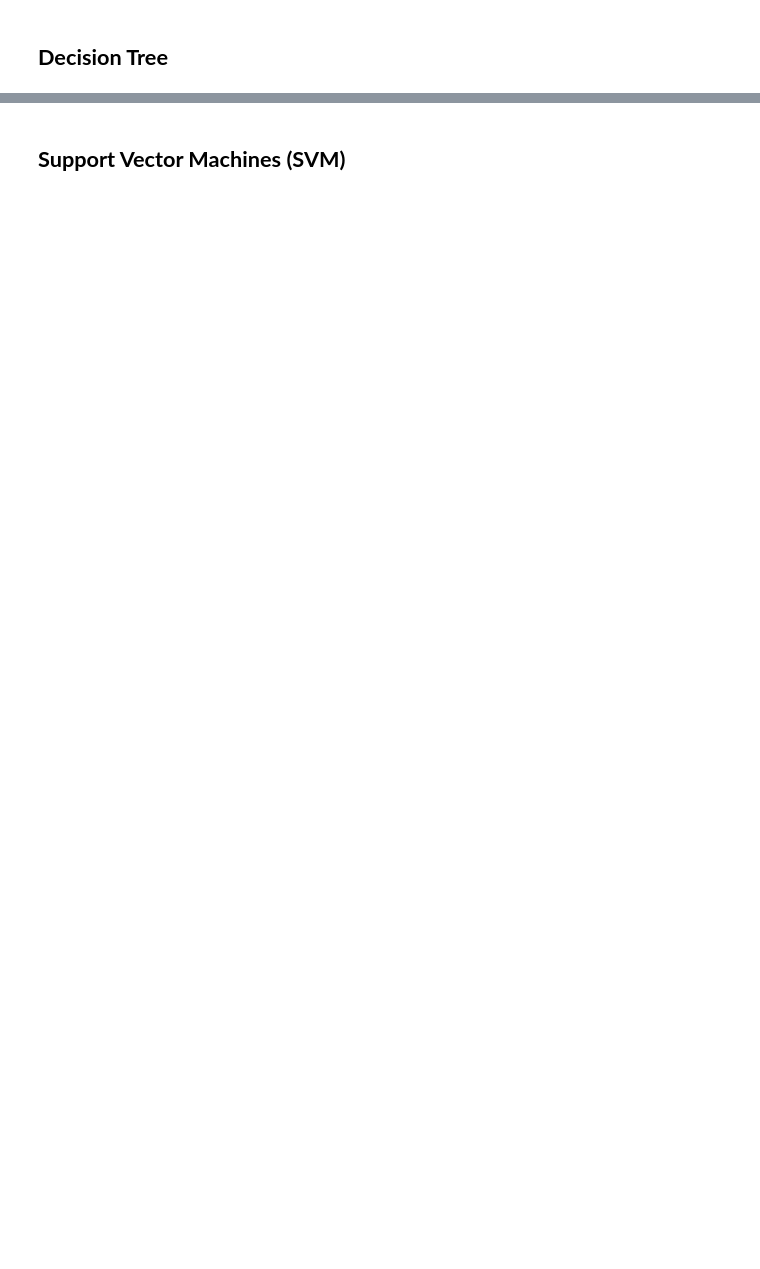
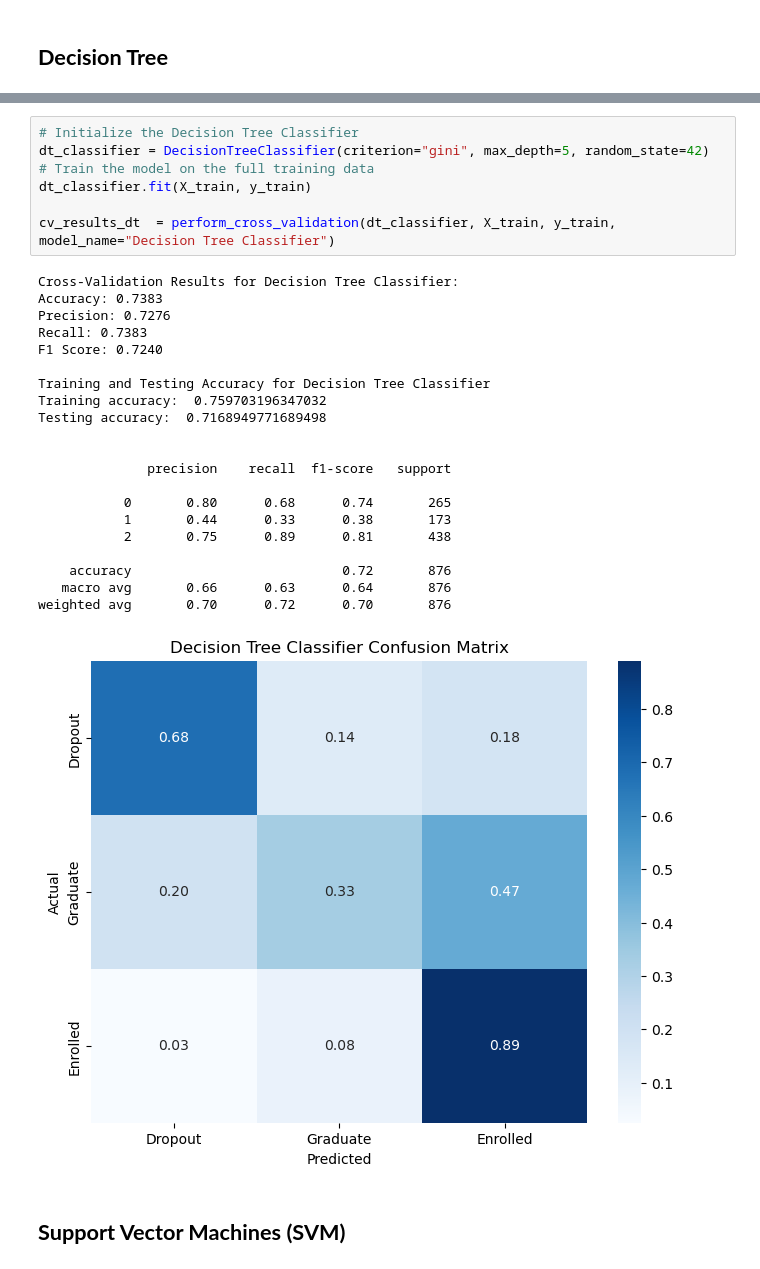
Before and after one commit to junyao0525/dm-ass, a Jupyter notebook: notebooks/main.ipynb, the cells around one changed output, grey strips where cells are left out. Drawn from its saved outputs; the diff is of its cells as text; blank space fills up the shorter version.

```diff
--- a/notebooks/main.ipynb
+++ b/notebooks/main.ipynb
@@ -753,2 +772,31 @@ weighted avg       0.70      0.72      0.70       876
+# %%
+# Initialize the Decision Tree Classifier
+dt_classifier = DecisionTreeClassifier(criterion="gini", max_depth=5, random_state=42)
+# Train the model on the full training data
+dt_classifier.fit(X_train, y_train)
+
+cv_results_dt  = perform_cross_validation(dt_classifier, X_train, y_train, model_name="Decision Tree Classifier")
+# %% [output]
+Cross-Validation Results for Decision Tree Classifier:
+Accuracy: 0.7383
+Precision: 0.7276
+Recall: 0.7383
+F1 Score: 0.7240
+
+Training and Testing Accuracy for Decision Tree Classifier
+Training accuracy:  0.759703196347032
+Testing accuracy:  0.7168949771689498
+
+
+              precision    recall  f1-score   support
+
+           0       0.80      0.68      0.74       265
+           1       0.44      0.33      0.38       173
+           2       0.75      0.89      0.81       438
+
+    accuracy                           0.72       876
+   macro avg       0.66      0.63      0.64       876
+weighted avg       0.70      0.72      0.70       876
+[figure, added]
 # %% [markdown]
 ## **Support Vector Machines (SVM)**
```
Also changed, not shown: parts of 22 cells of this notebook.
